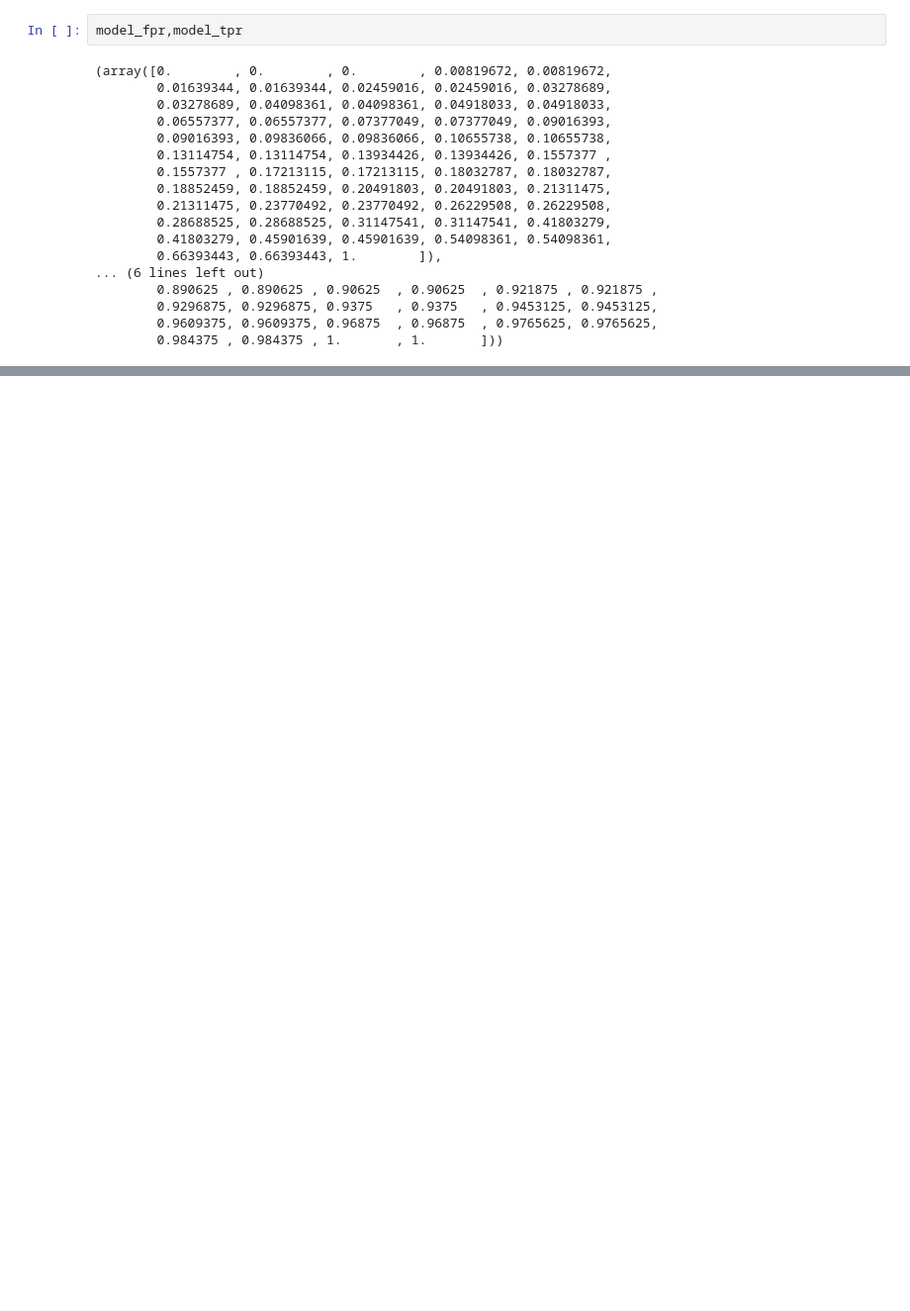
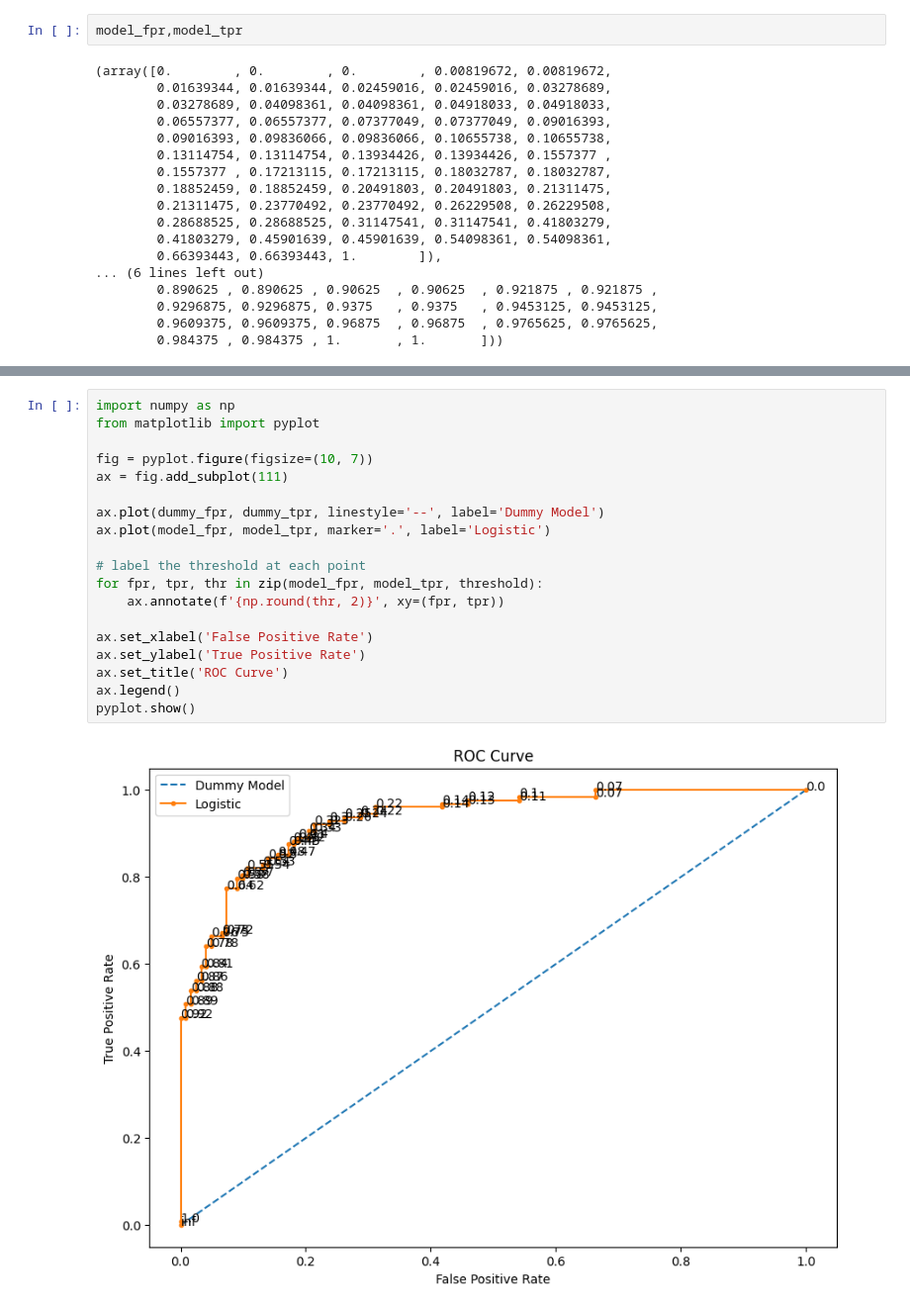
Before and after one commit to ArshTramboo/The-Machine-Learning-Journey, a Jupyter notebook: classification/logistic_regression/01-logistic-regression-concepts/logistic_reg_roc_auc.ipynb, the cells around one changed output, grey strips where cells are left out. Shown at 99% size. Cells and saved outputs as stored; diff of their text form; blank space fills up the shorter version.

```diff
--- a/classification/logistic_regression/01-logistic-regression-concepts/logistic_reg_roc_auc.ipynb
+++ b/classification/logistic_regression/01-logistic-regression-concepts/logistic_reg_roc_auc.ipynb
@@ -55,0 +68,21 @@ model_fpr,model_tpr
+# %%
+import numpy as np
+from matplotlib import pyplot
+
+fig = pyplot.figure(figsize=(10, 7))
+ax = fig.add_subplot(111)
+
+ax.plot(dummy_fpr, dummy_tpr, linestyle='--', label='Dummy Model')
+ax.plot(model_fpr, model_tpr, marker='.', label='Logistic')
+
+# label the threshold at each point
+for fpr, tpr, thr in zip(model_fpr, model_tpr, threshold):
+    ax.annotate(f'{np.round(thr, 2)}', xy=(fpr, tpr))
+
+ax.set_xlabel('False Positive Rate')
+ax.set_ylabel('True Positive Rate')
+ax.set_title('ROC Curve')
+ax.legend()
+pyplot.show()
+# %% [output]
+[figure, added]
```
Also changed, not shown: parts of 2 cells of this notebook.
